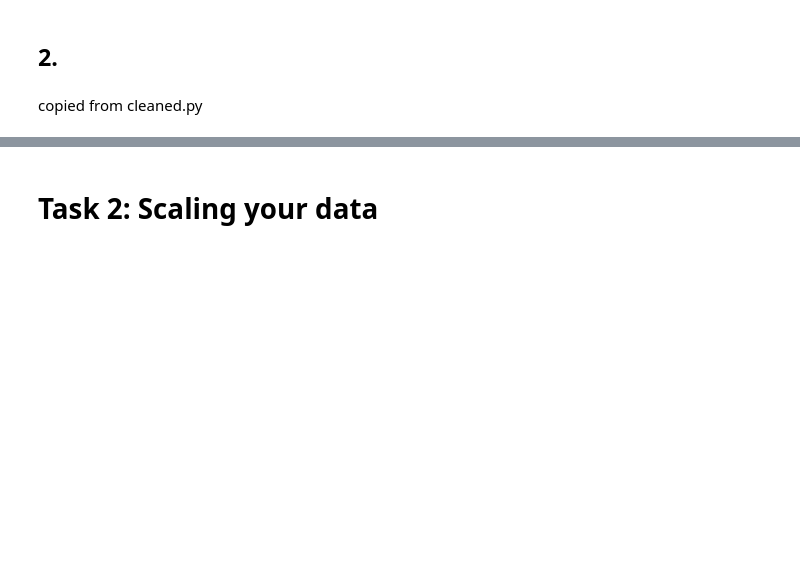
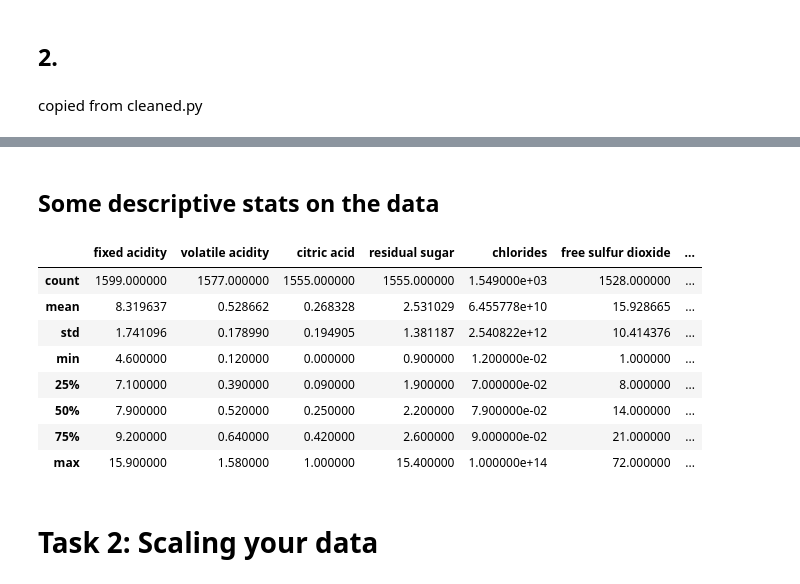
Before and after one commit to KaraboNtsie/Machine_learning, a Jupyter notebook: Assignements/ML2.ipynb, the cells around one changed output, grey strips where cells are left out. Drawn from its saved outputs; the diff is of its cells as text; code cells hidden in the pictures; blank space fills up the shorter version.

```diff
--- a/Assignements/ML2.ipynb
+++ b/Assignements/ML2.ipynb
@@ -121,3 +134,17 @@ OSError: 'seaborn-darkgrid' is not a valid package style, path of style file, UR
+# %% [markdown]
+## Some descriptive stats on the data
+# %%
+wine_df.describe()
+# %% [output]
+|  | fixed acidity | volatile acidity | citric acid | residual sugar | chlorides | free sulfur dioxide | ... |
+| count | 1599.000000 | 1577.000000 | 1555.000000 | 1555.000000 | 1.549000e+03 | 1528.000000 | ... |
+| mean | 8.319637 | 0.528662 | 0.268328 | 2.531029 | 6.455778e+10 | 15.928665 | ... |
+| std | 1.741096 | 0.178990 | 0.194905 | 1.381187 | 2.540822e+12 | 10.414376 | ... |
+| min | 4.600000 | 0.120000 | 0.000000 | 0.900000 | 1.200000e-02 | 1.000000 | ... |
+| 25% | 7.100000 | 0.390000 | 0.090000 | 1.900000 | 7.000000e-02 | 8.000000 | ... |
+| 50% | 7.900000 | 0.520000 | 0.250000 | 2.200000 | 7.900000e-02 | 14.000000 | ... |
+| 75% | 9.200000 | 0.640000 | 0.420000 | 2.600000 | 9.000000e-02 | 21.000000 | ... |
+| max | 15.900000 | 1.580000 | 1.000000 | 15.400000 | 1.000000e+14 | 72.000000 | ... |
 # %% [markdown]
 # Task 2: Scaling your data
 # %% [markdown]
```
Also changed, not shown: parts of 12 cells of this notebook.
